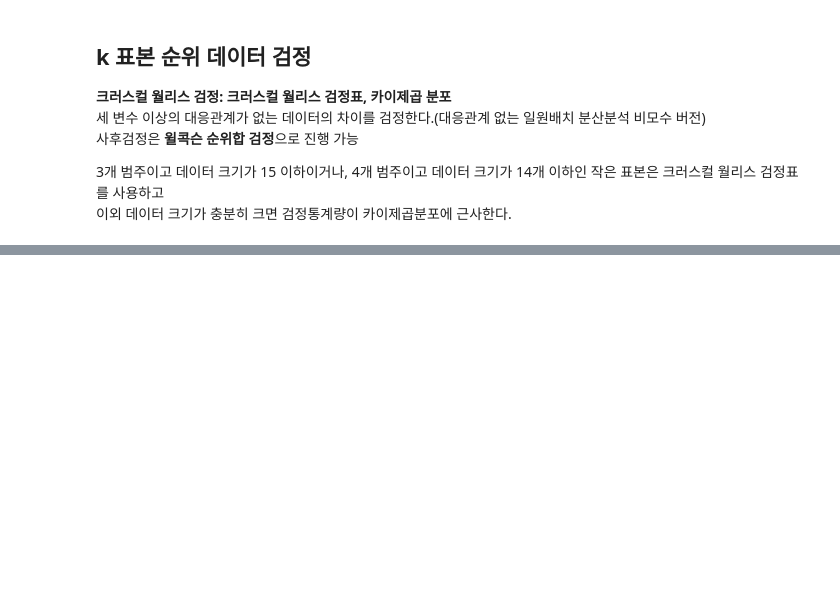
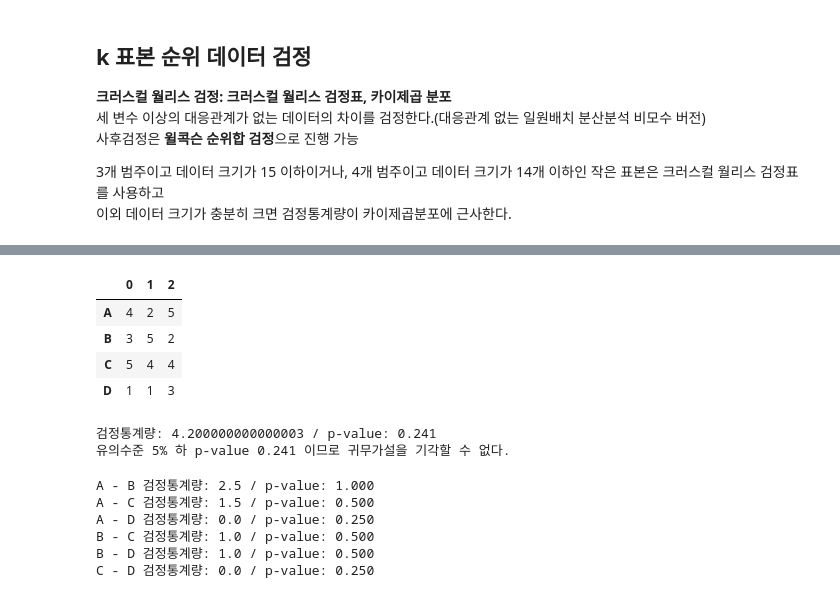
Before and after one commit to qiwerr1004/ADP_go, a Jupyter notebook: final/book/CHAP6.비모수검정.ipynb, the cells around one changed output, grey strips where cells are left out. Saved outputs shown, nothing was run; the diff lists cells and outputs as text; code cells hidden in the pictures; blank space fills up the shorter version.

```diff
--- a/final/book/CHAP6.비모수검정.ipynb
+++ b/final/book/CHAP6.비모수검정.ipynb
@@ -401,0 +457,37 @@ print(f"유의수준 5% 하 p-value {p2} 이므로 귀무가설을 기각할 수
+# %%
+# 운전자 A, B, C, D 의 운전 점수에 차이가 있는지 검정: 차이 없다.
+# H0: 네 운전자의 운전 점수는 차이가 없다.  / H1: 적어도 한 쌍의 운전자의 운전 점수는 차이가 있다.
+from scipy.stats import friedmanchisquare
+
+dt = pd.DataFrame([[4, 2, 5], [3, 5, 2], [5, 4, 4], [1, 1, 3]], index=['A', 'B', 'C', 'D'])
+display(dt) # 3번 반복측정으로 봄
+
+stat, p = friedmanchisquare(dt.values[0], dt.values[1], dt.values[2], dt.values[3])
+print(f"검정통계량: {stat} / p-value: {p:.3f}", "***" if p <= 0.05 else '')
+print(f"유의수준 5% 하 p-value {p:.3f} 이므로 귀무가설을 기각할 수", "있다." if p <= 0.05 else "없다.")
+# %% [output]
+|  | 0 | 1 | 2 |
+| A | 4 | 2 | 5 |
+| B | 3 | 5 | 2 |
+| C | 5 | 4 | 4 |
+| D | 1 | 1 | 3 |
+검정통계량: 4.200000000000003 / p-value: 0.241
+유의수준 5% 하 p-value 0.241 이므로 귀무가설을 기각할 수 없다.
+# %%
+# 사후검정: 윌콕슨 부호검정
+from itertools import combinations
+
+col_comp = list(combinations(dt.index, 2)) #2개씩 쌍
+
+from scipy.stats import wilcoxon
+
+for s1, s2 in col_comp:
+    stat, p = wilcoxon(dt.loc[s1], dt.loc[s2], zero_method='wilcox')
+    print(f"{s1} - {s2} 검정통계량: {stat} / p-value: {p:.3f}", "***" if p <= 0.05 else '')
+# %% [output]
+A - B 검정통계량: 2.5 / p-value: 1.000
+A - C 검정통계량: 1.5 / p-value: 0.500
+A - D 검정통계량: 0.0 / p-value: 0.250
+B - C 검정통계량: 1.0 / p-value: 0.500
+B - D 검정통계량: 1.0 / p-value: 0.500
+C - D 검정통계량: 0.0 / p-value: 0.250
```
Also changed, not shown: parts of 17 cells of this notebook.
